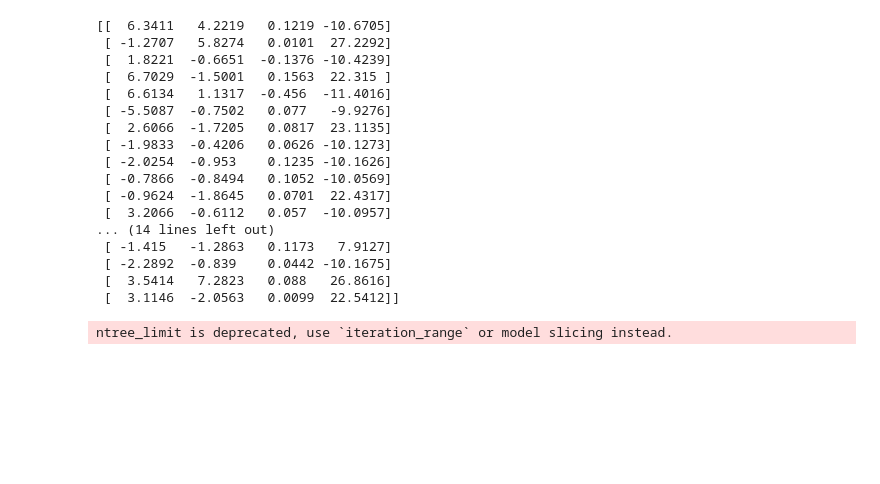
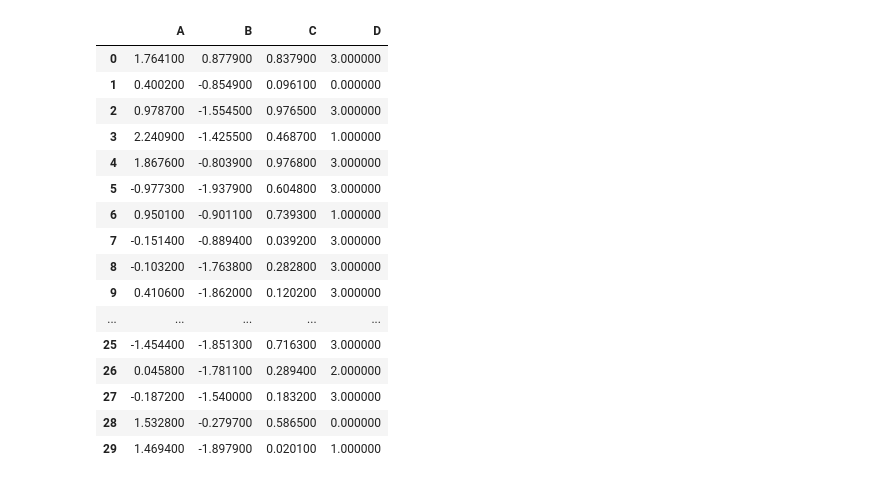
Before and after one commit to endsley/wuML, a Jupyter notebook: examples/explainer/ipynb/default_regression_explainer.ipynb, the cells around one changed output. Saved outputs shown, nothing was run; the diff lists cells and outputs as text; code cells hidden in the pictures; blank space fills up the shorter version.

```diff
--- a/examples/explainer/ipynb/default_regression_explainer.ipynb
+++ b/examples/explainer/ipynb/default_regression_explainer.ipynb
@@ -1,31 +1,25 @@
 # %%
 #!/usr/bin/env python
 import wuml
 
 data = wuml.wData(xpath='../../data/shap_regress_example_mix_distributions.csv', batch_size=20,
-					label_type='continuous', label_column_name='label', row_id_with_label=0)
-
-Udata = wuml.use_cdf_to_map_data_between_0_and_1(data, output_type_name='wData')
-
-EXP = wuml.explainer(Udata, explainer_algorithm='XGBRegressor')
-shap_values = EXP(Udata, output_all_results=False)
-print(shap_values)
+					label_type='continuous', label_column_name='label', first_row_is_label=True)
+data.df.style
 # %% [output]
-[[  6.3411   4.2219   0.1219 -10.6705]
- [ -1.2707   5.8274   0.0101  27.2292]
- [  1.8221  -0.6651  -0.1376 -10.4239]
- [  6.7029  -1.5001   0.1563  22.315 ]
- [  6.6134   1.1317  -0.456  -11.4016]
- [ -5.5087  -0.7502   0.077   -9.9276]
- [  2.6066  -1.7205   0.0817  23.1135]
- [ -1.9833  -0.4206   0.0626 -10.1273]
- [ -2.0254  -0.953    0.1235 -10.1626]
- [ -0.7866  -0.8494   0.1052 -10.0569]
- [ -0.9624  -1.8645   0.0701  22.4317]
- [  3.2066  -0.6112   0.057  -10.0957]
-... (14 lines left out)
- [ -1.415   -1.2863   0.1173   7.9127]
- [ -2.2892  -0.839    0.0442 -10.1675]
- [  3.5414   7.2823   0.088   26.8616]
- [  3.1146  -2.0563   0.0099  22.5412]]
-ntree_limit is deprecated, use `iteration_range` or model slicing instead.
+|  | A | B | C | D |
+| 0 | 1.764100 | 0.877900 | 0.837900 | 3.000000 |
+| 1 | 0.400200 | -0.854900 | 0.096100 | 0.000000 |
+| 2 | 0.978700 | -1.554500 | 0.976500 | 3.000000 |
+| 3 | 2.240900 | -1.425500 | 0.468700 | 1.000000 |
+| 4 | 1.867600 | -0.803900 | 0.976800 | 3.000000 |
+| 5 | -0.977300 | -1.937900 | 0.604800 | 3.000000 |
+| 6 | 0.950100 | -0.901100 | 0.739300 | 1.000000 |
+| 7 | -0.151400 | -0.889400 | 0.039200 | 3.000000 |
+| 8 | -0.103200 | -1.763800 | 0.282800 | 3.000000 |
+| 9 | 0.410600 | -1.862000 | 0.120200 | 3.000000 |
+| ... | ... | ... | ... | ... |
+| 25 | -1.454400 | -1.851300 | 0.716300 | 3.000000 |
+| 26 | 0.045800 | -1.781100 | 0.289400 | 2.000000 |
+| 27 | -0.187200 | -1.540000 | 0.183200 | 3.000000 |
+| 28 | 1.532800 | -0.279700 | 0.586500 | 0.000000 |
+| 29 | 1.469400 | -1.897900 | 0.020100 | 1.000000 |
```
Also changed, not shown: parts of 2 cells of this notebook, 2 other files.
